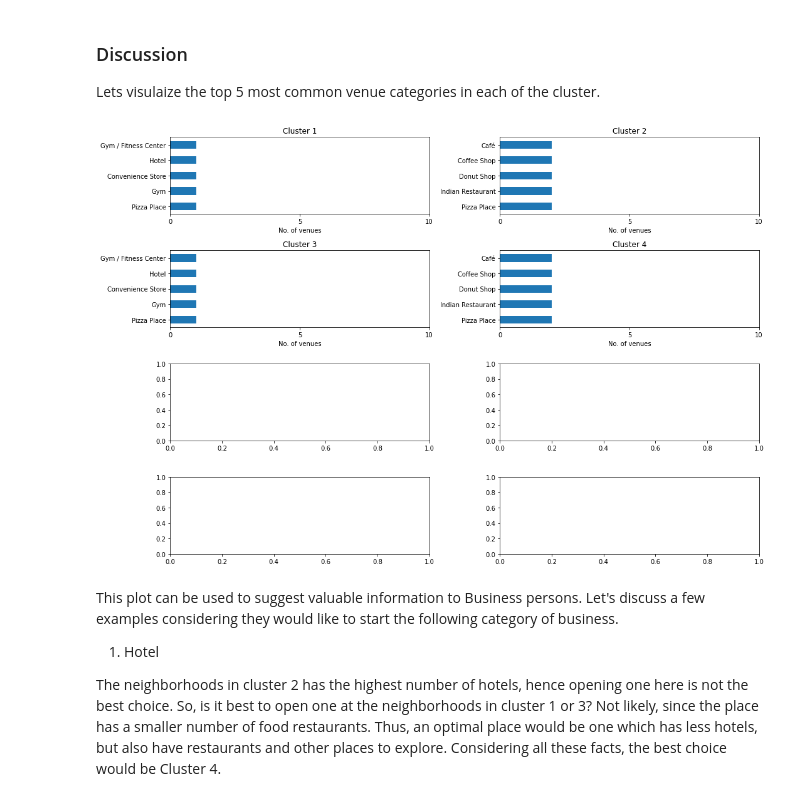
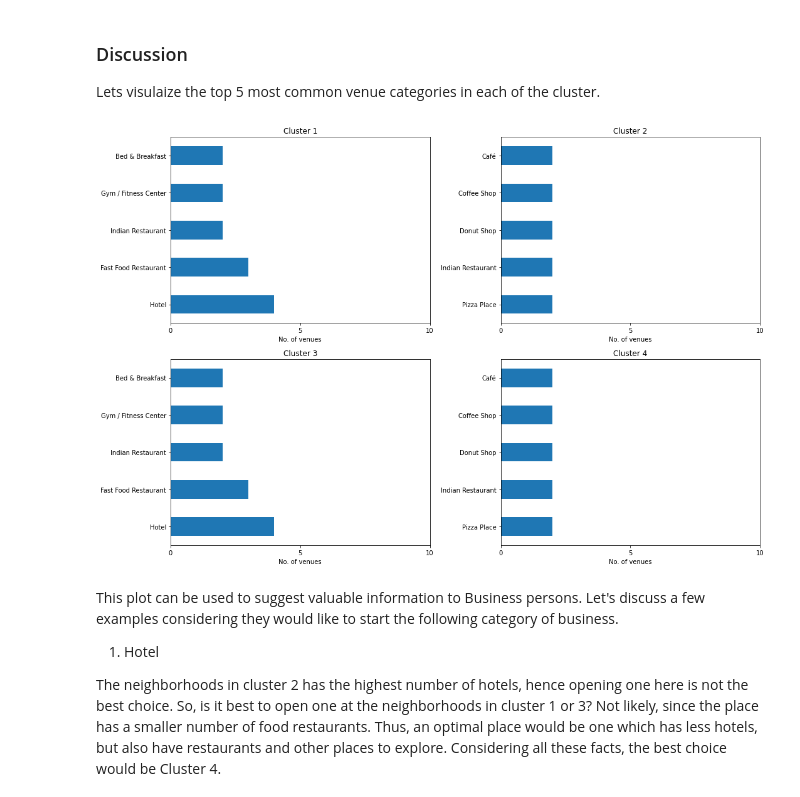
Before and after one commit to ChadhaRohit/Coursera-Capstone, a Jupyter notebook: Battle-Notebook-Delhi.ipynb, the cells around one changed output. Saved outputs shown, nothing was run; the diff lists cells and outputs as text; code cells hidden in the pictures.

```diff
--- a/Battle-Notebook-Delhi.ipynb
+++ b/Battle-Notebook-Delhi.ipynb
@@ -540,6 +569,6 @@ delhi_merged.loc[chennai_merged['Cluster Labels'] == 4, delhi_merged.columns[[0]
 | 5 | Paharganj, New Delhi | Hotel | Platform | Café | Fast Food Restaurant | ... |
 # %%
-cluster5 = delhi_merged.loc[delhi_merged['Cluster Labels'] == 4, delhi_merged.columns[[0] + list(range(4, delhi_merged.shape[1]))]]
+cluster5 = delhi_merged.loc[delhi_merged['Cluster Labels'] == 0, delhi_merged.columns[[0] + list(range(4, delhi_merged.shape[1]))]]
 venues5 = (cluster5['1st Most Common Venue'].append(
     cluster5['2nd Most Common Venue']).append(
     cluster5['3rd Most Common Venue']).append(
@@ -563,5 +604,5 @@ delhi_merged.loc[delhi_merged['Cluster Labels'] == 5, delhi_merged.columns[[0] +
 # %%
-cluster6 = delhi_merged.loc[delhi_merged['Cluster Labels'] == 5, delhi_merged.columns[[0] + list(range(4, delhi_merged.shape[1]))]]
+cluster6 = delhi_merged.loc[delhi_merged['Cluster Labels'] == 0, delhi_merged.columns[[0] + list(range(4, delhi_merged.shape[1]))]]
 venues6 = (cluster6['1st Most Common Venue'].append(
     cluster6['2nd Most Common Venue']).append(
     cluster6['3rd Most Common Venue']).append(
@@ -585,5 +640,5 @@ delhi_merged.loc[delhi_merged['Cluster Labels'] == 5, delhi_merged.columns[[0] +
 # %%
-cluster7 = delhi_merged.loc[delhi_merged['Cluster Labels'] == 5, delhi_merged.columns[[0] +  list(range(4, delhi_merged.shape[1]))]]
+cluster7 = delhi_merged.loc[delhi_merged['Cluster Labels'] == 0, delhi_merged.columns[[0] +  list(range(4, delhi_merged.shape[1]))]]
 venues7 = (cluster7['1st Most Common Venue'].append(
     cluster7['2nd Most Common Venue']).append(
     cluster7['3rd Most Common Venue']).append(
@@ -607,5 +674,5 @@ delhi_merged.loc[delhi_merged['Cluster Labels'] == 5, delhi_merged.columns[[0] +
 # %%
-cluster8 = delhi_merged.loc[delhi_merged['Cluster Labels'] == 5, delhi_merged.columns[[0] + list(range(4, delhi_merged.shape[1]))]]
+cluster8 = delhi_merged.loc[delhi_merged['Cluster Labels'] == 1, delhi_merged.columns[[0] + list(range(4, delhi_merged.shape[1]))]]
 venues8 = (cluster8['1st Most Common Venue'].append(
     cluster8['2nd Most Common Venue']).append(
     cluster8['3rd Most Common Venue']).append(
@@ -624,23 +701,24 @@ Series([], dtype: int64)
 ### Discussion
 Lets visulaize the top 5 most common venue categories in each of the cluster.
 # %%
-df_list = [venues1 ,venues2, venues1, venues2, venues5, venues1, venues2, venues5]
+#df_list = [venues1 ,venues2, venues3, venues4]
+df_list = [venues1 ,venues2, venues3, venues4, venues5, venues6, venues7, venues8]
 #df_list = [venues1 ,venues2, venues3, venues4, venues5, venues6, venues7, venues8]
-fig, axes = plt.subplots(4, 2)
+fig, axes = plt.subplots(2, 2)
 
 count = 0
 for r in range(2):
     for c in range(2):
         df_list[count].value_counts().head().plot.barh(ax = axes[r,c], width=0.5, figsize=(15,10))
         axes[r,c].set_title('Cluster {}'.format(count+1))
         plt.sca(axes[r, c])
         plt.xticks(np.arange(0, 15, 5))
         plt.xlabel('No. of venues')
         count += 1
 
 fig.tight_layout()
 # %% [output]
-[figure, old version]
+[figure, new version]
 # %% [markdown]
 This plot can be used to suggest valuable information to Business persons. Let's discuss a few examples considering they would like to start the following category of business.
 
```
Also changed, not shown: parts of 17 cells of this notebook.
